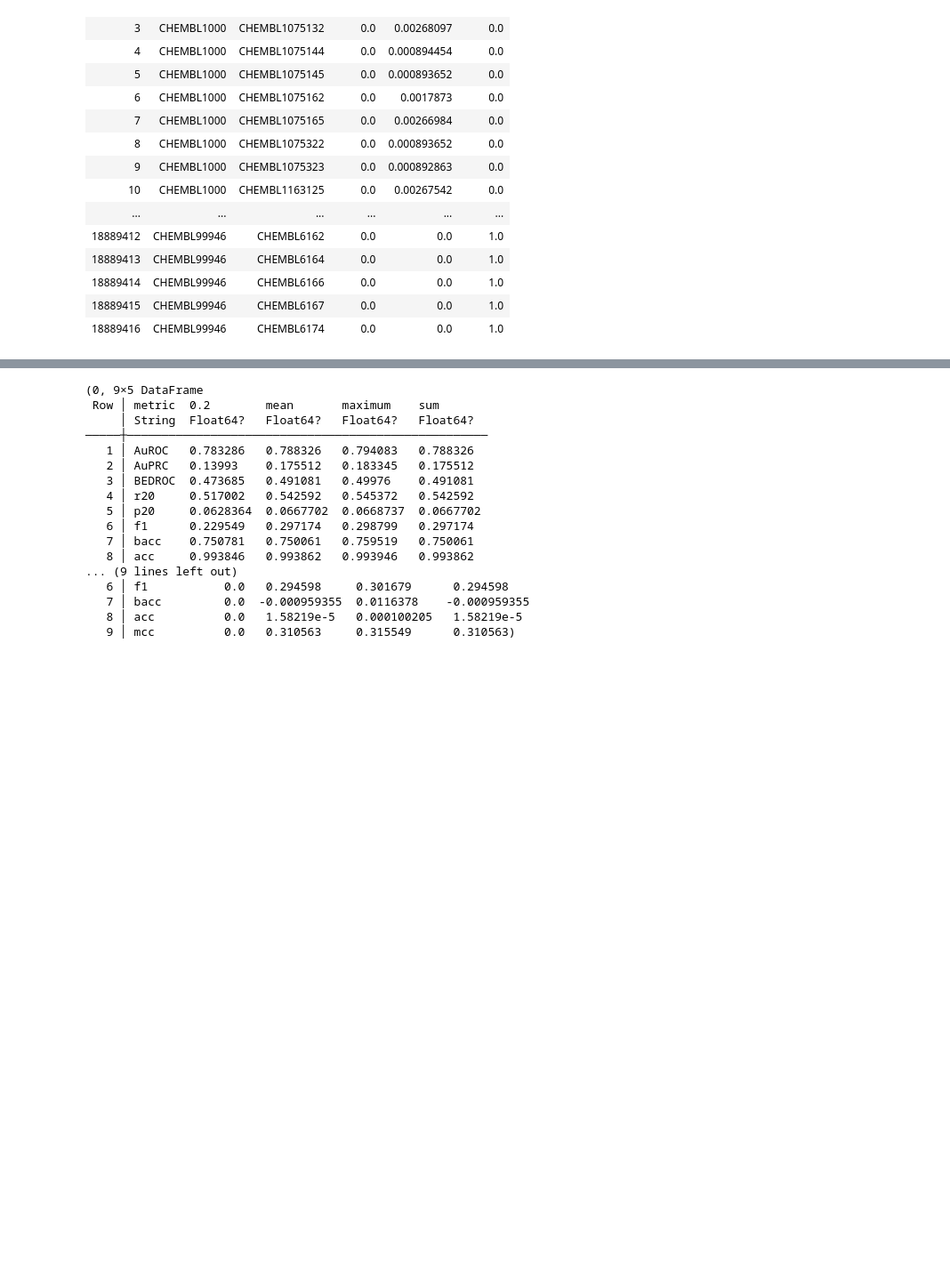
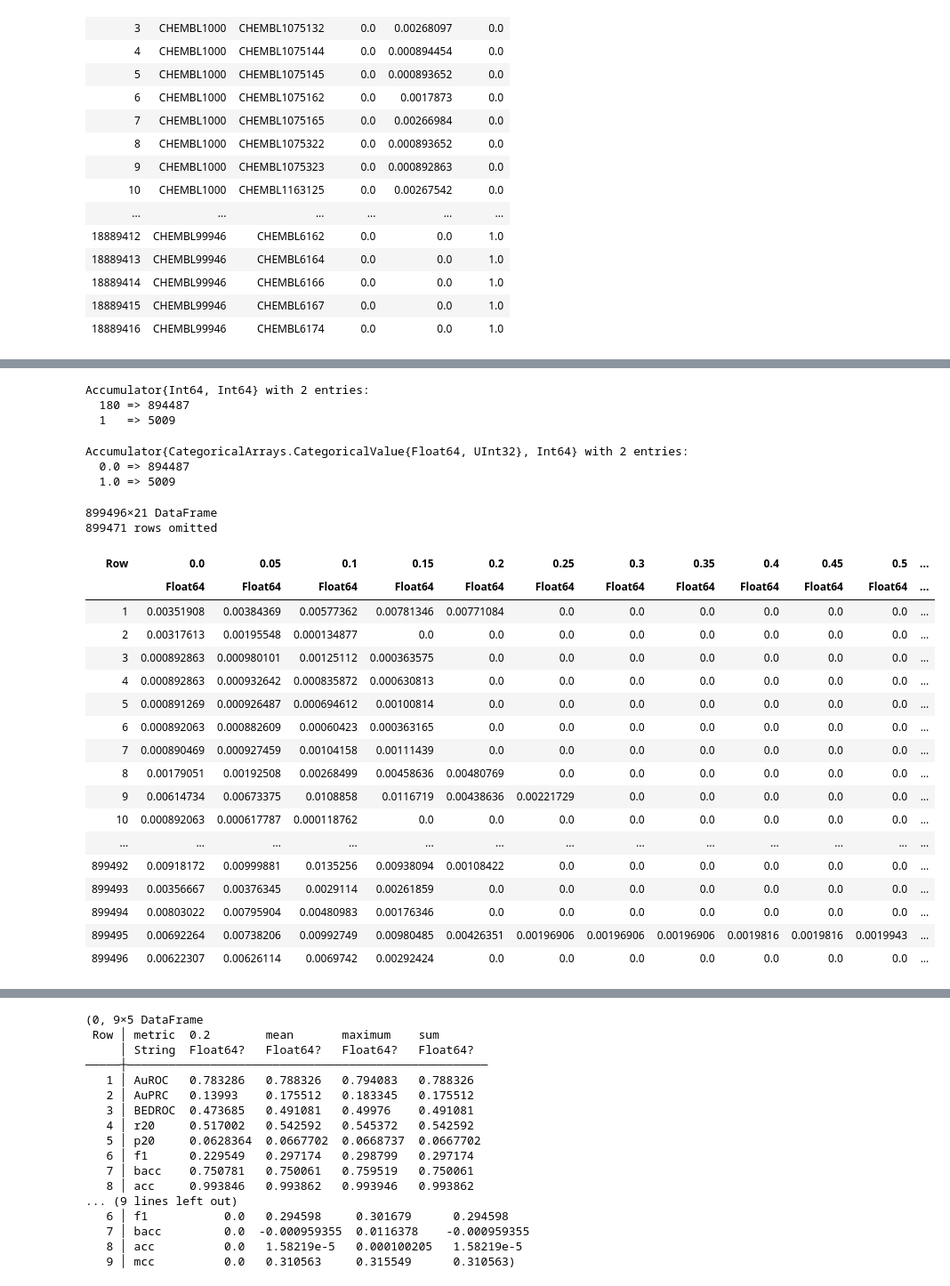
Before and after one commit to fnmelo/Bioinf_2, a Jupyter notebook: simspread_timesplit_predictions_optimization.ipynb, the cells around one changed output, grey strips where cells are left out. Shown at 89% size. Saved outputs shown, nothing was run; the diff lists cells and outputs as text; code cells hidden in the pictures; blank space fills up the shorter version.

```diff
--- a/simspread_timesplit_predictions_optimization.ipynb
+++ b/simspread_timesplit_predictions_optimization.ipynb
@@ -687,0 +1934,12 @@ df_train = open_csv(path_train)
+# %%
+
+yt, Xt =  machine_input(df_train; rng=123)
+
+Model = @iload RandomForestClassifier pkg=MLJScikitLearnInterface verbosity=0
+p2 = Model(random_state=123)
+w = map(x -> if x == 1 x = 250 else 1 end , yt)
+m2 = machine(p2, Xt, yt, w) |> fit!
+
+y, X =  machine_input(df)
+yhat = MLJ.predict_mode(m2, X)
+MLJ.confmat(yhat, y)
@@ -687,0 +2006,35 @@ df_train = open_csv(path_train)
+# %%
+counter(w)
+# %% [output]
+Accumulator{Int64, Int64} with 2 entries:
+  180 => 894487
+  1   => 5009
+# %%
+counter(yt)
+# %% [output]
+Accumulator{CategoricalArrays.CategoricalValue{Float64, UInt32}, Int64} with 2 entries:
+  0.0 => 894487
+  1.0 => 5009
+# %%
+Xt
+# %% [output]
+899496×21 DataFrame
+899471 rows omitted
+| Row | 0.0 | 0.05 | 0.1 | 0.15 | 0.2 | 0.25 | 0.3 | 0.35 | 0.4 | 0.45 | 0.5 | ... |
+|  | Float64 | Float64 | Float64 | Float64 | Float64 | Float64 | Float64 | Float64 | Float64 | Float64 | Float64 | ... |
+| 1 | 0.00351908 | 0.00384369 | 0.00577362 | 0.00781346 | 0.00771084 | 0.0 | 0.0 | 0.0 | 0.0 | 0.0 | 0.0 | ... |
+| 2 | 0.00317613 | 0.00195548 | 0.000134877 | 0.0 | 0.0 | 0.0 | 0.0 | 0.0 | 0.0 | 0.0 | 0.0 | ... |
+| 3 | 0.000892863 | 0.000980101 | 0.00125112 | 0.000363575 | 0.0 | 0.0 | 0.0 | 0.0 | 0.0 | 0.0 | 0.0 | ... |
+| 4 | 0.000892863 | 0.000932642 | 0.000835872 | 0.000630813 | 0.0 | 0.0 | 0.0 | 0.0 | 0.0 | 0.0 | 0.0 | ... |
+| 5 | 0.000891269 | 0.000926487 | 0.000694612 | 0.00100814 | 0.0 | 0.0 | 0.0 | 0.0 | 0.0 | 0.0 | 0.0 | ... |
+| 6 | 0.000892063 | 0.000882609 | 0.00060423 | 0.000363165 | 0.0 | 0.0 | 0.0 | 0.0 | 0.0 | 0.0 | 0.0 | ... |
+| 7 | 0.000890469 | 0.000927459 | 0.00104158 | 0.00111439 | 0.0 | 0.0 | 0.0 | 0.0 | 0.0 | 0.0 | 0.0 | ... |
+| 8 | 0.00179051 | 0.00192508 | 0.00268499 | 0.00458636 | 0.00480769 | 0.0 | 0.0 | 0.0 | 0.0 | 0.0 | 0.0 | ... |
+| 9 | 0.00614734 | 0.00673375 | 0.0108858 | 0.0116719 | 0.00438636 | 0.00221729 | 0.0 | 0.0 | 0.0 | 0.0 | 0.0 | ... |
+| 10 | 0.000892063 | 0.000617787 | 0.000118762 | 0.0 | 0.0 | 0.0 | 0.0 | 0.0 | 0.0 | 0.0 | 0.0 | ... |
+| ... | ... | ... | ... | ... | ... | ... | ... | ... | ... | ... | ... | ... |
+| 899492 | 0.00918172 | 0.00999881 | 0.0135256 | 0.00938094 | 0.00108422 | 0.0 | 0.0 | 0.0 | 0.0 | 0.0 | 0.0 | ... |
+| 899493 | 0.00356667 | 0.00376345 | 0.0029114 | 0.00261859 | 0.0 | 0.0 | 0.0 | 0.0 | 0.0 | 0.0 | 0.0 | ... |
+| 899494 | 0.00803022 | 0.00795904 | 0.00480983 | 0.00176346 | 0.0 | 0.0 | 0.0 | 0.0 | 0.0 | 0.0 | 0.0 | ... |
+| 899495 | 0.00692264 | 0.00738206 | 0.00992749 | 0.00980485 | 0.00426351 | 0.00196906 | 0.00196906 | 0.00196906 | 0.0019816 | 0.0019816 | 0.0019943 | ... |
+| 899496 | 0.00622307 | 0.00626114 | 0.0069742 | 0.00292424 | 0.0 | 0.0 | 0.0 | 0.0 | 0.0 | 0.0 | 0.0 | ... |
```
Also changed, not shown: parts of 109 cells of this notebook.
